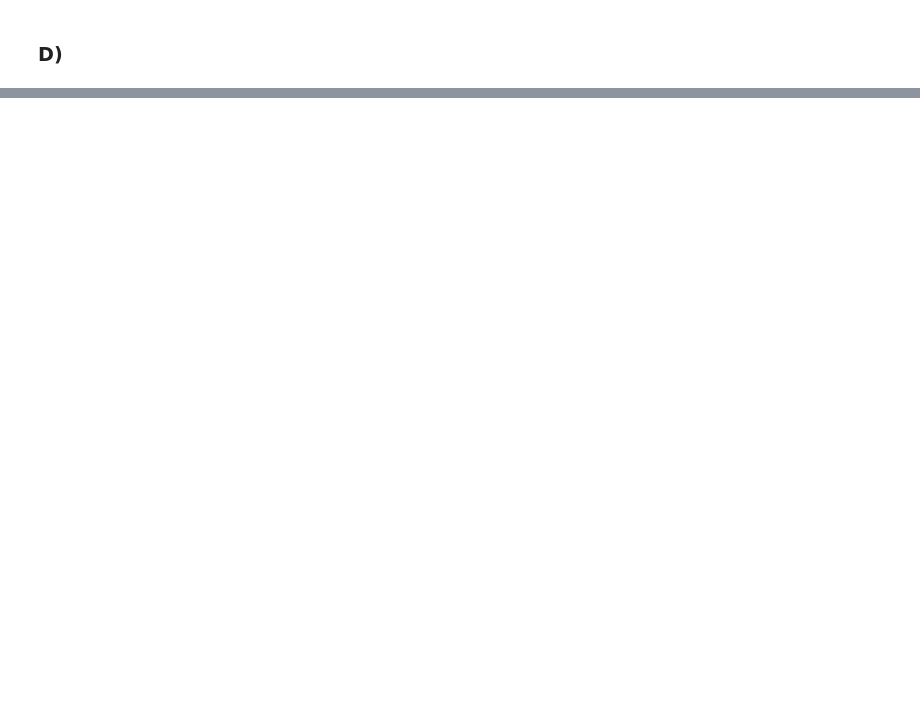
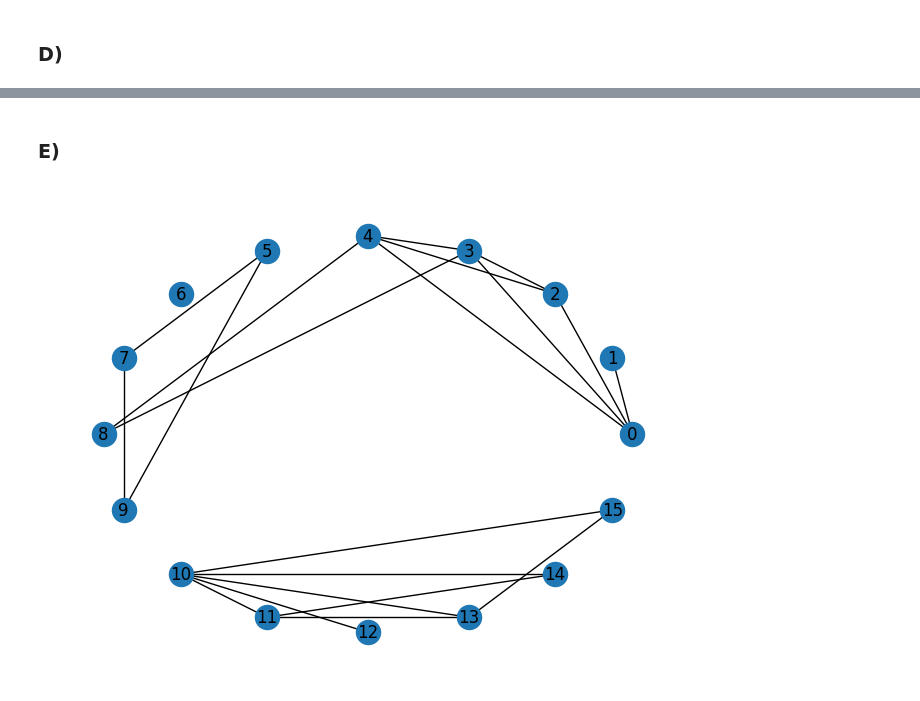
Before and after one commit to dahnlund/SF2526-Lab2, a Jupyter notebook: ex2.ipynb, the cells around one changed output, grey strips where cells are left out. Drawn from its saved outputs; the diff is of its cells as text; code cells hidden in the pictures; blank space fills up the shorter version.

```diff
--- a/ex2.ipynb
+++ b/ex2.ipynb
@@ -68,0 +68,12 @@ print(np.linalg.eigvals(L))
+# %% [markdown]
+### E)
+# %%
+A = generate_data(c = 3.1)
+W = create_weight_matrix(A, epsilon = 2.8)
+show_graph(W)
+
+D = np.diag(np.sum(W, axis = 1))
+L = D-W
+eig_vals, eigvectors = np.linalg.eig(L)
+# %% [output]
+[figure, added]
```
Also changed, not shown: parts of 5 cells of this notebook.
